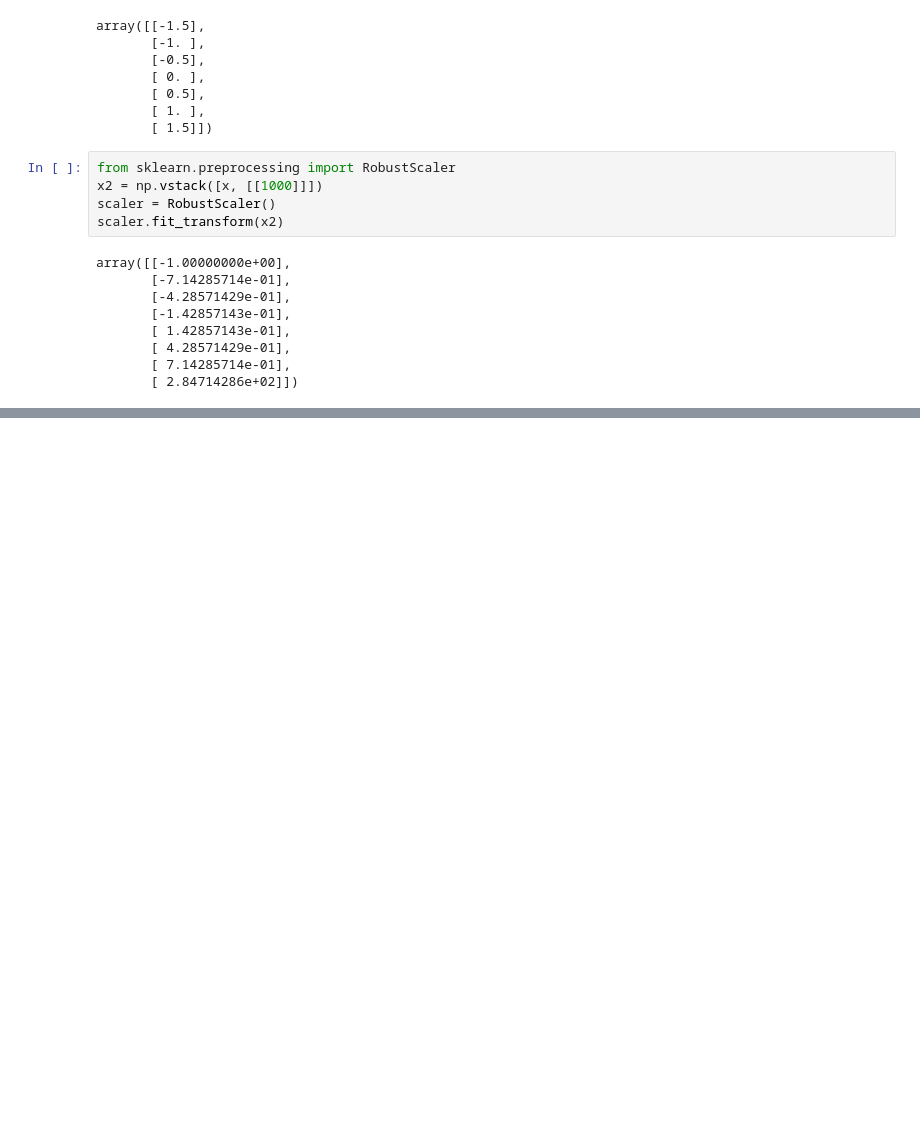
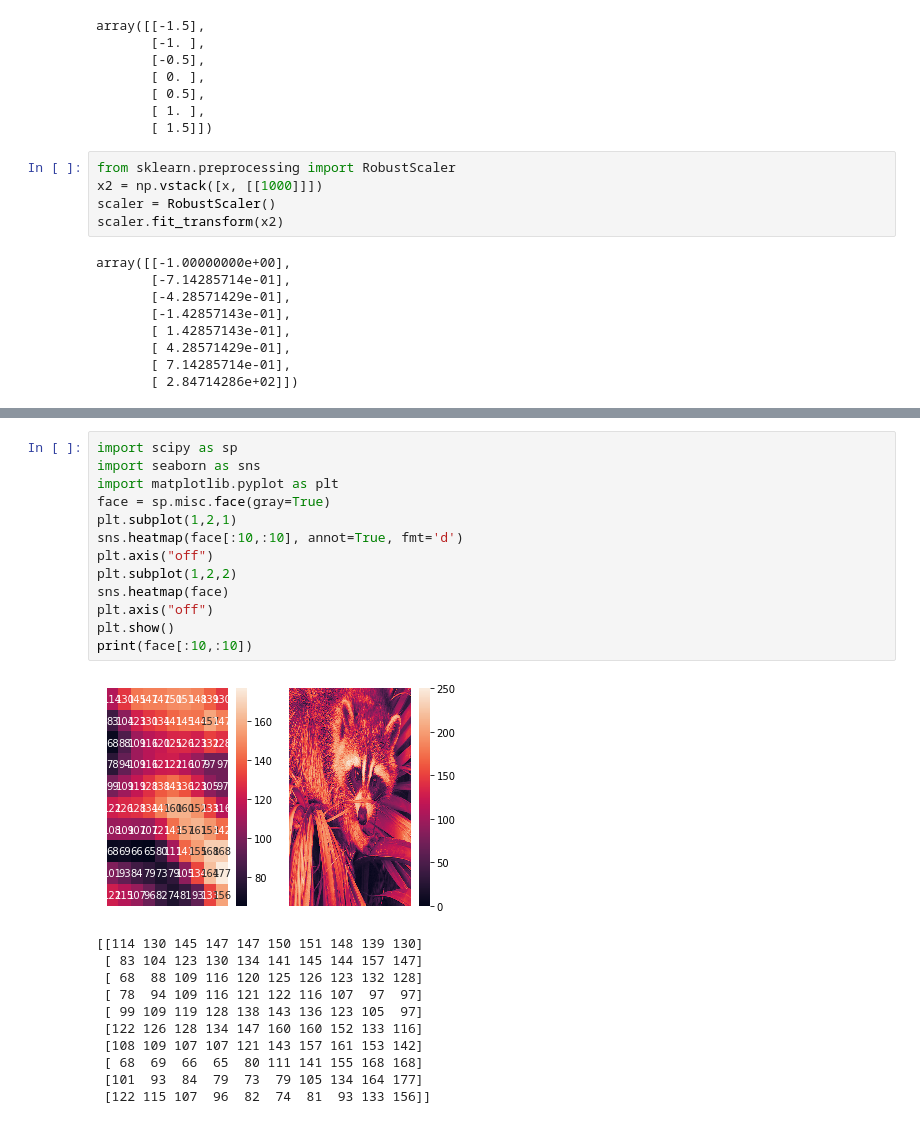
Before and after one commit to chi-hun/datascienceschool, a Jupyter notebook: datascienceschool.ipynb, the cells around one changed output, grey strips where cells are left out. Drawn from its saved outputs; the diff is of its cells as text; blank space fills up the shorter version.

```diff
--- a/datascienceschool.ipynb
+++ b/datascienceschool.ipynb
@@ -555,0 +635,25 @@ array([[-1.00000000e+00],
+# %%
+import scipy as sp
+import seaborn as sns
+import matplotlib.pyplot as plt
+face = sp.misc.face(gray=True)
+plt.subplot(1,2,1)
+sns.heatmap(face[:10,:10], annot=True, fmt='d')
+plt.axis("off")
+plt.subplot(1,2,2)
+sns.heatmap(face)
+plt.axis("off")
+plt.show()
+print(face[:10,:10])
+# %% [output]
+[figure, added]
+[[114 130 145 147 147 150 151 148 139 130]
+ [ 83 104 123 130 134 141 145 144 157 147]
+ [ 68  88 109 116 120 125 126 123 132 128]
+ [ 78  94 109 116 121 122 116 107  97  97]
+ [ 99 109 119 128 138 143 136 123 105  97]
+ [122 126 128 134 147 160 160 152 133 116]
+ [108 109 107 107 121 143 157 161 153 142]
+ [ 68  69  66  65  80 111 141 155 168 168]
+ [101  93  84  79  73  79 105 134 164 177]
+ [122 115 107  96  82  74  81  93 133 156]]
```
Also changed, not shown: parts of 8 cells of this notebook.
